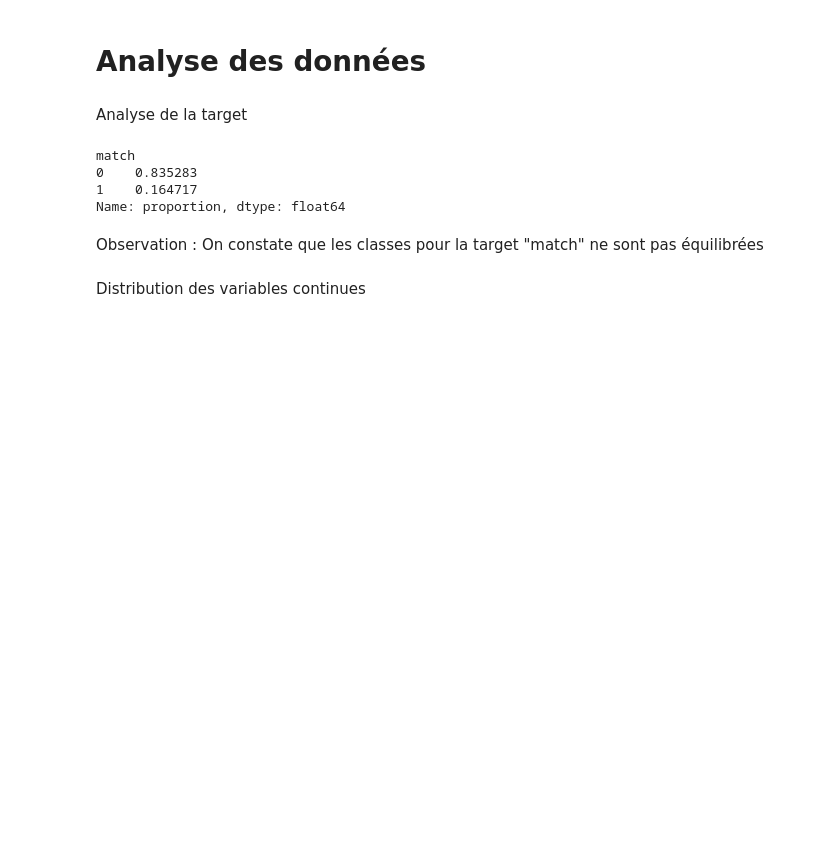
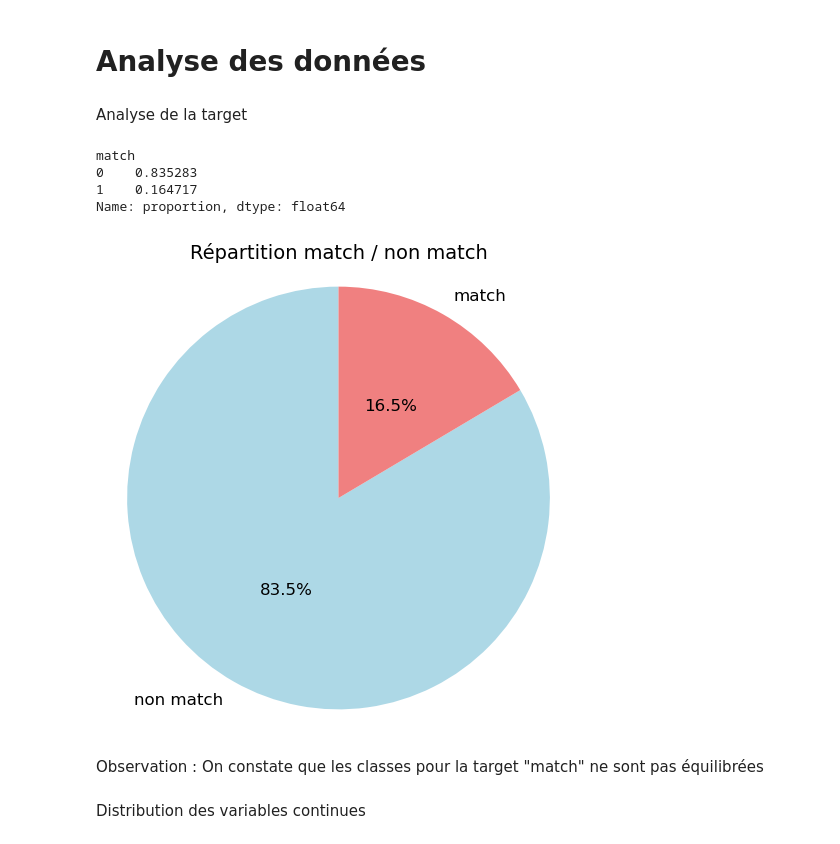
Before and after one commit to dourmiah/Tinder, a Jupyter notebook: Project_Speed_Dating.ipynb, the cells around one changed output. Cells and saved outputs as stored; diff of their text form; code cells hidden in the pictures; blank space fills up the shorter version.

```diff
--- a/Project_Speed_Dating.ipynb
+++ b/Project_Speed_Dating.ipynb
@@ -327,13 +363,39 @@ df.head()
 # Analyse des données
 # %% [markdown]
 Analyse de la target
-# %%
-df["match"].value_counts(normalize=True)
-# %% [output]
-match
-0    0.835283
-1    0.164717
-Name: proportion, dtype: float64
+# %%
+# Calcul de la répartition
+distribution = df["match"].value_counts(normalize=True)
+print(distribution)
+# %% [output]
+match
+0    0.835283
+1    0.164717
+Name: proportion, dtype: float64
+# %%
+distribution = distribution.rename({0: "non match", 1: "match"})
+
+# Création du graphique en camembert
+labels = distribution.index
+sizes = distribution.values
+
+plt.figure(figsize=(6, 6))
+
+# Création du camembert
+plt.pie(sizes, labels=labels, autopct='%1.1f%%', startangle=90,
+        colors=['lightblue', 'lightcoral'], textprops={'fontsize': 12},  # Légendes plus grandes
+        pctdistance=0.50)  # Pourcentages un peu plus près du centre
+
+# Titre avec gras et taille plus grande
+plt.title('Répartition match / non match', fontsize=14)
+
+# Assure que le camembert est en cercle parfait
+plt.axis('equal')
+
+# Affiche le graphique
+plt.show()
+# %% [output]
+[figure, added]
 # %% [markdown]
 Observation : On constate que les classes pour la target "match" ne sont pas équilibrées
 # %% [markdown]
```
Also changed, not shown: parts of 5 cells of this notebook, 2 other files.
